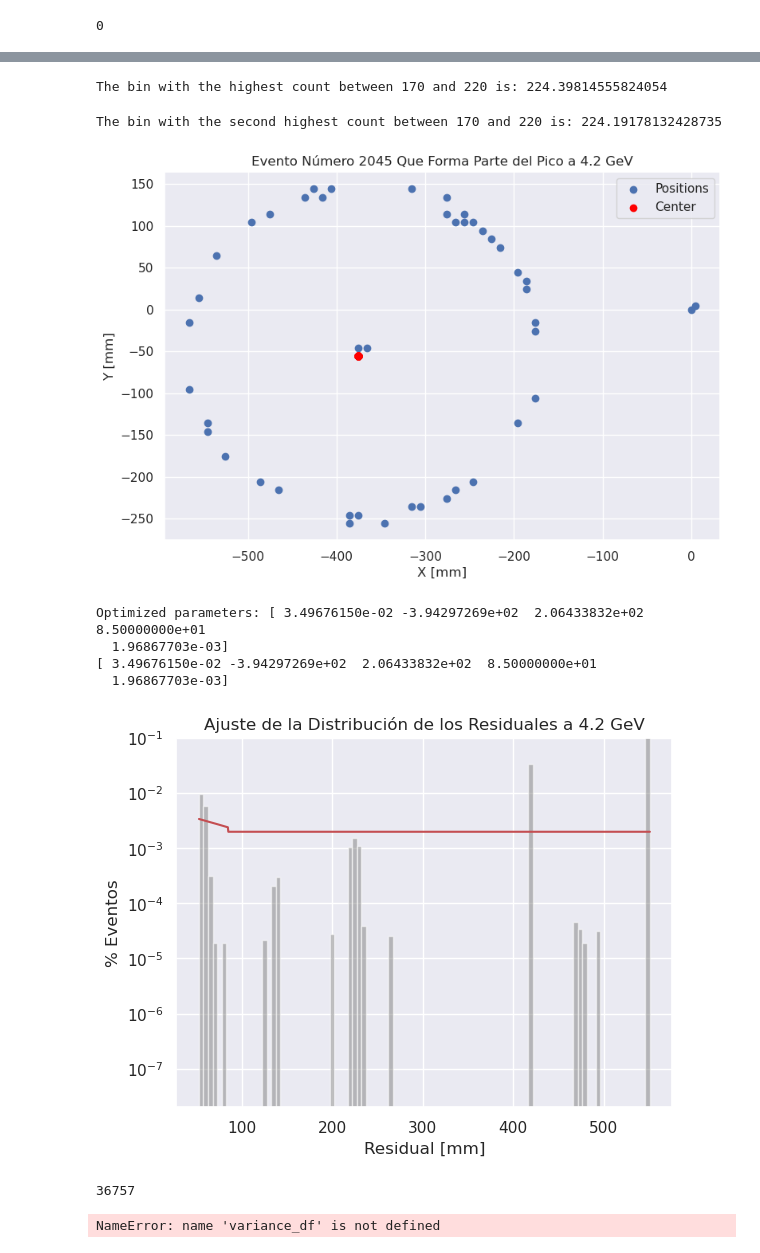
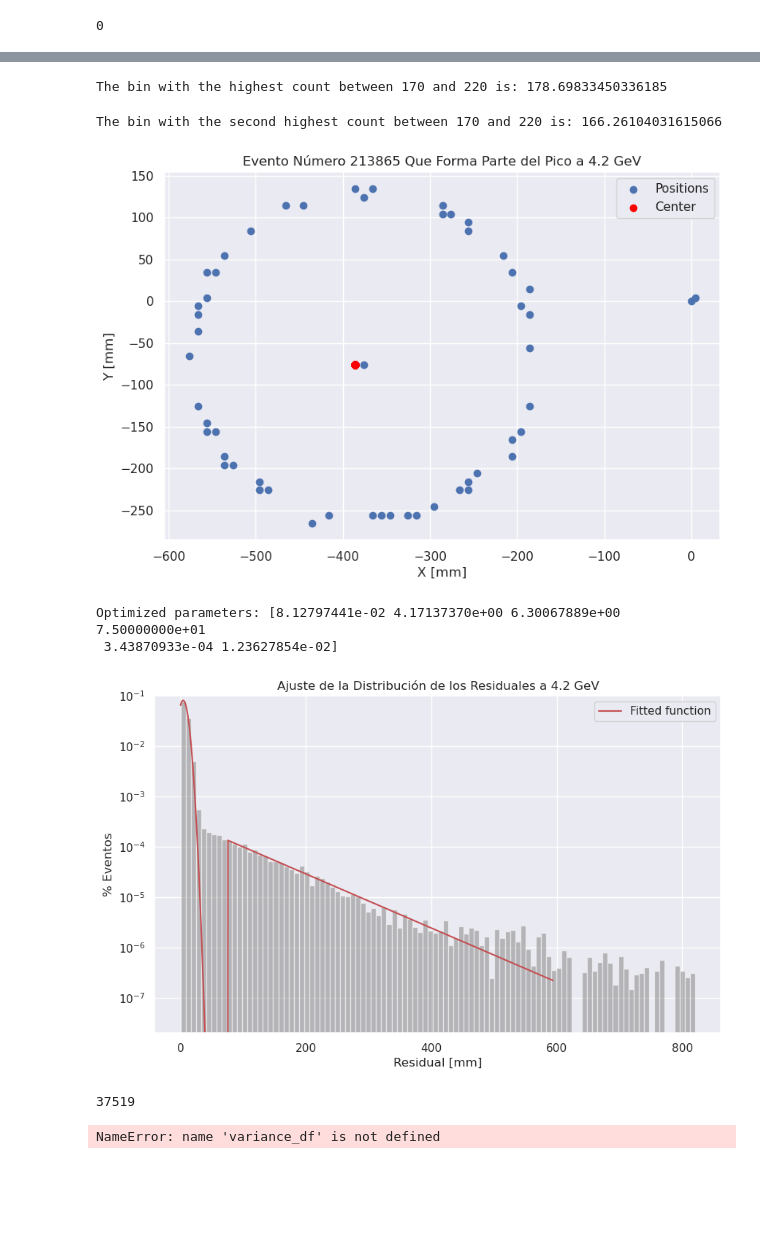
Before and after one commit to ElectricWiz/richAMS, a Jupyter notebook: dataAnalisis/DataAnalisis.ipynb, the cells around one changed output, grey strips where cells are left out. Drawn from its saved outputs; the diff is of its cells as text; code cells hidden in the pictures; blank space fills up the shorter version.

```diff
--- a/dataAnalisis/DataAnalisis.ipynb
+++ b/dataAnalisis/DataAnalisis.ipynb
@@ -245,11 +261,11 @@ from scipy.optimize import curve_fit
 def gaussian(x, A, mu, sigma, x0):
     return A * np.where(x < x0, norm.pdf(x, mu, sigma) / norm.pdf(mu, mu, sigma), 0)
 
-def inverse_squared(x, c):
-    return 1/(c+1e-7)**2
+def slow_exponential(x, a, b):
+    return a * np.exp(-b * x)
 
-def combined_function(x, A=5.28305091e-02, mu=0, sigma= 4.96723817e+00, x0=8.50000000e+01, c=5.95884953e-04):
-    return np.where(x < x0, gaussian(x, A, mu, sigma, x0), inverse_squared(x, c))
+def combined_function(x, A=2.007e-1, mu=0, sigma=20, x0=60, a=1.836e-3, b=2.17e-2):
+    return np.where(x < x0, gaussian(x, A, mu, sigma, x0), slow_exponential(x, a, b))
 # %%
 from scipy.optimize import minimize
 import sys
@@ -406,14 +407,14 @@ highest_count_bin = value_counts.idxmax()
 
 print(f"The bin with the highest count between 170 and 220 is: {highest_count_bin}")
 # %% [output]
-The bin with the highest count between 170 and 220 is: 224.39814555824054
+The bin with the highest count between 170 and 220 is: 178.69833450336185
 # %%
 sorted_value_counts = value_counts.sort_values(ascending=False)
 second_highest_count_bin = sorted_value_counts.index[1]
 
 print(f"The bin with the second highest count between 170 and 220 is: {second_highest_count_bin}")
 # %% [output]
-The bin with the second highest count between 170 and 220 is: 224.19178132428735
+The bin with the second highest count between 170 and 220 is: 166.26104031615066
 # %%
 random_event_number = df['eventNumber'].sample(1).values[0]
 
@@ -437,62 +438,60 @@ ax.legend()
 plt.title(f"Evento Número {random_event_number} Que Forma Parte del Pico a 4.2 GeV")
 plt.show()
 # %% [output]
-[figure, old version]
+[figure, new version]
 # %%
 import numpy as np
 from scipy.stats import norm
 from scipy.optimize import curve_fit
+import matplotlib.pyplot as plt
 
 def gaussian(x, A, mu, sigma, x0):
     return A * np.where(x < x0, norm.pdf(x, mu, sigma) / norm.pdf(mu, mu, sigma), 0)
 
-def constant_function(x, c):
-    return c
+def slow_exponential(x, a, b):
+    return a * np.exp(-b * x)
 
-def combined_function(x, A, mu, sigma, x0, c):
-    return np.where(x < x0, gaussian(x, A, mu, sigma, x0), constant_function(x, c))
+def combined_function(x, A, mu, sigma, x0, a, b):
+    return np.where(x < x0, gaussian(x, A, mu, sigma, x0), slow_exponential(x, a, b))
 
 # Get the histogram data
 # Filter the 'residual' column
 filtered_residual = df['residual'][df['residual'] <= 600]
 
 # Get the histogram data
 hist, bin_edges = np.histogram(filtered_residual, bins=100, density=True)
 bin_centers = (bin_edges[:-1] + bin_edges[1:]) / 2
 
 # Fit the function to the histogram data
-popt, pcov = curve_fit(combined_function, bin_centers, hist, p0=[0.2, 50, 35, 85, 0.0001],
+popt, pcov = curve_fit(combined_function, bin_centers, hist,
+                       p0=[0.2, 0, 6, 75, 0.001, 0.0004],
                        method='dogbox',
                        ftol=1e-5,
                        gtol=1e-5,
                        max_nfev=100000)
 
 # Print the optimized parameters
 print("Optimized parameters:", popt)
-# Print the optimal parameters
-print(popt)
 
 # Plot the histogram
+plt.figure(figsize=(10, 6))
 plt.hist(df["residual"], bins=100, density=True, log=True, color='gray', alpha=0.5)
 
 # Plot the fitted function
 x = np.linspace(bin_edges[0], bin_edges[-1], 1000)
-plt.plot(x, combined_function(x, *popt), 'r-')
+plt.plot(x, combined_function(x, *popt), 'r-', label='Fitted function')
 
 plt.xlabel('Residual [mm]')
 plt.ylabel('% Eventos')
 plt.title("Ajuste de la Distribución de los Residuales a 4.2 GeV")
-
 plt.ylim([2e-8, 1e-1])
-
+plt.legend()
 
 plt.show()
 # %% [output]
-Optimized parameters: [ 3.49676150e-02 -3.94297269e+02  2.06433832e+02  8.50000000e+01
-  1.96867703e-03]
-[ 3.49676150e-02 -3.94297269e+02  2.06433832e+02  8.50000000e+01
-  1.96867703e-03]
+Optimized parameters: [8.12797441e-02 4.17137370e+00 6.30067889e+00 7.50000000e+01
+ 3.43870933e-04 1.23627854e-02]
-[figure, old version]
+[figure, new version]
 # %%
 # Get eventNumbers with variance > 0 and < 100
 good_eventNumbers = df.loc[(df['residual'] > 0) & (df['residual'] < 50), 'eventNumber']
@@ -510,7 +509,7 @@ df_bad = df.loc[df['eventNumber'].isin(bad_eventNumbers)].copy()
 del df, good_eventNumbers, bad_eventNumbers
 gc.collect()
 # %% [output]
-36757
+37519
 # %%
 import matplotlib.pyplot as plt
 plt.hist(variance_df["residual"], bins=100, range=(0, 500), log = True, density=True)
```
Also changed, not shown: parts of 5 cells of this notebook, 4 other files.
